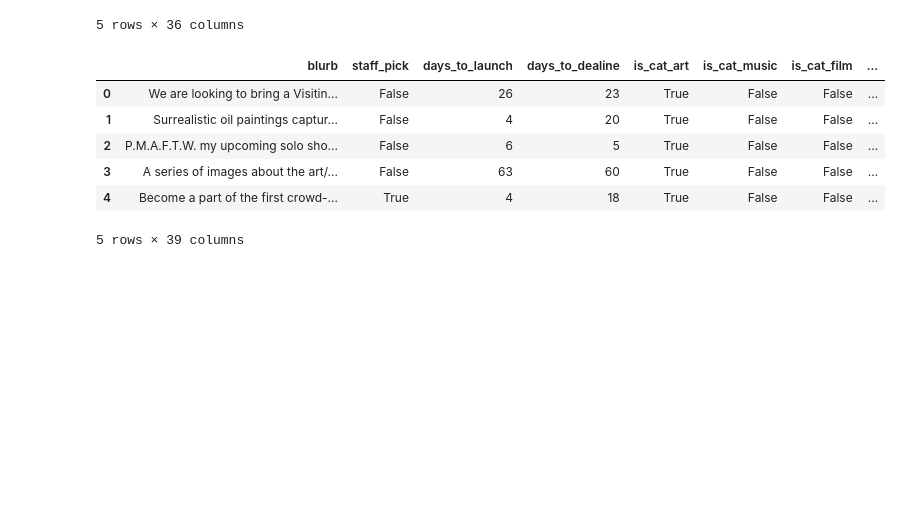
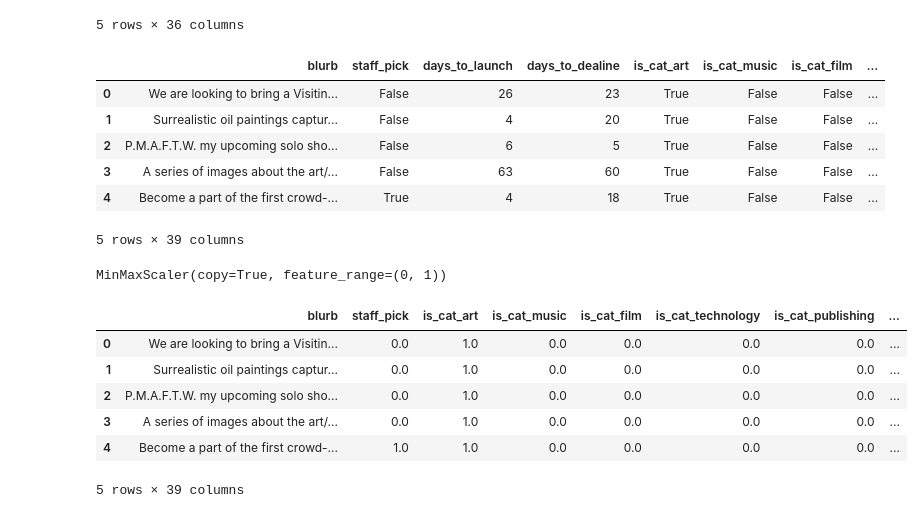
Before and after one commit to ajaymota/Kickstarter_intro_ds, a Jupyter notebook: 1. Cleaning KS_test_data.ipynb, the cells around one changed output. Drawn from its saved outputs; the diff is of its cells as text; code cells hidden in the pictures; blank space fills up the shorter version.

```diff
--- a/1. Cleaning KS_test_data.ipynb
+++ b/1. Cleaning KS_test_data.ipynb
@@ -262,2 +267,27 @@ df.head(5)
+# %%
+df['log_goal_usd'] = np.log10(df['goal_usd'])
+df = df.drop(['goal_usd'], axis=1)
+# %%
+df['log_days_to_launch'] = np.log(df['days_to_launch'] + 1)
+df['log_days_to_dealine'] = np.log(df['days_to_dealine'] + 1)
+
+df = df.drop(['days_to_dealine', 'days_to_launch'], axis=1)
+# %%
+scaler = MinMaxScaler()
+scaler.fit(df[df.columns.difference(['blurb'])])
+# %% [output]
+MinMaxScaler(copy=True, feature_range=(0, 1))
+# %%
+df[df.columns.difference(['blurb'])] = scaler.fit_transform(df[df.columns.difference(['blurb'])])
+# %%
+df.head(5)
+# %% [output]
+|  | blurb | staff_pick | is_cat_art | is_cat_music | is_cat_film | is_cat_technology | is_cat_publishing | ... |
+| 0 | We are looking to bring a Visitin... | 0.0 | 1.0 | 0.0 | 0.0 | 0.0 | 0.0 | ... |
+| 1 | Surrealistic oil paintings captur... | 0.0 | 1.0 | 0.0 | 0.0 | 0.0 | 0.0 | ... |
+| 2 | P.M.A.F.T.W. my upcoming solo sho... | 0.0 | 1.0 | 0.0 | 0.0 | 0.0 | 0.0 | ... |
+| 3 | A series of images about the art/... | 0.0 | 1.0 | 0.0 | 0.0 | 0.0 | 0.0 | ... |
+| 4 | Become a part of the first crowd-... | 1.0 | 1.0 | 0.0 | 0.0 | 0.0 | 0.0 | ... |
+5 rows × 39 columns
 # %%
 df.to_csv("KS_test_data_prefinal.csv", index=False)
```
Also changed, not shown: parts of 4 cells of this notebook, 5 other files.
